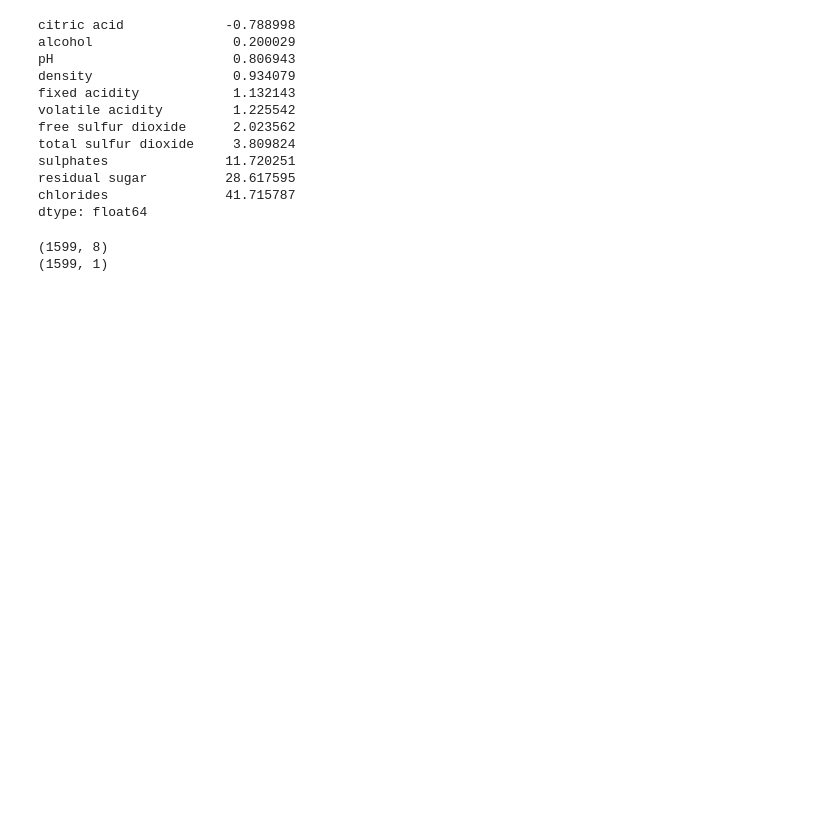
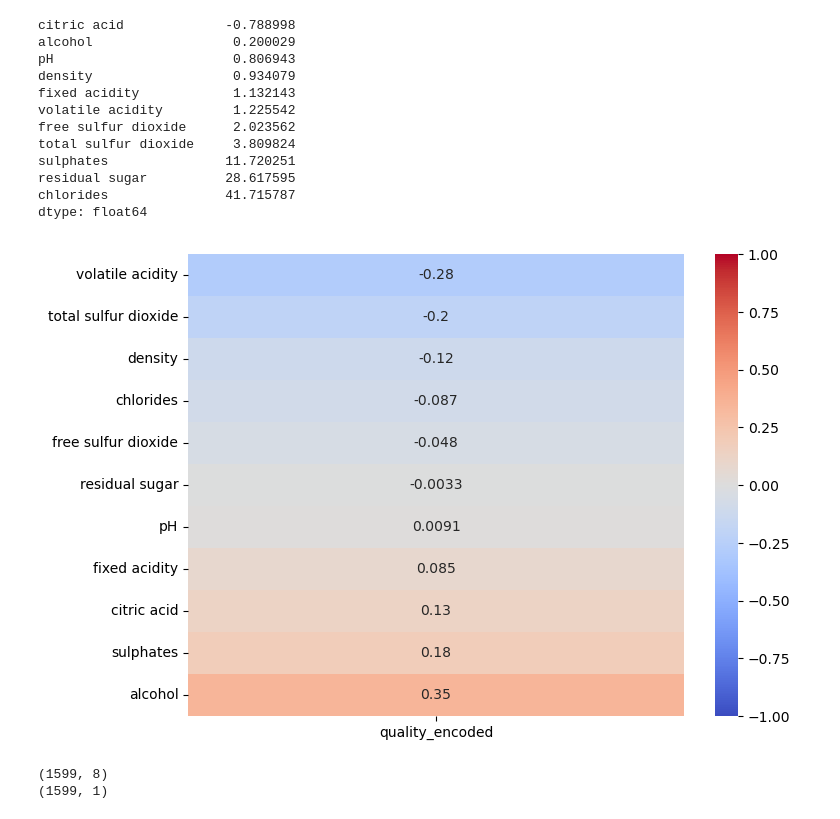
Before and after one commit to novik2713/CAB_Winery_Project, a Jupyter notebook: winery_ml.ipynb, the cells around one changed output. Drawn from its saved outputs; the diff is of its cells as text; code cells hidden in the pictures; blank space fills up the shorter version.

```diff
--- a/winery_ml.ipynb
+++ b/winery_ml.ipynb
@@ -334,4 +334,12 @@ sulphates               11.720251
 residual sugar          28.617595
 chlorides               41.715787
 dtype: float64
+# %%
+plt.figure(figsize=(8, 6))
+red_wine = red_wine.drop(['quality_category'],axis='columns')
+correlation_quality_red = red_wine.corr()['quality_encoded'].drop(['quality_encoded','quality']).sort_values(ascending=True)
+sns.heatmap(correlation_quality_red.to_frame(), annot=True, cmap='coolwarm', vmin=-1, vmax=1)
+plt.show()
+# %% [output]
+[figure, added]
 # %%
```
Also changed, not shown: parts of 2 cells of this notebook.
